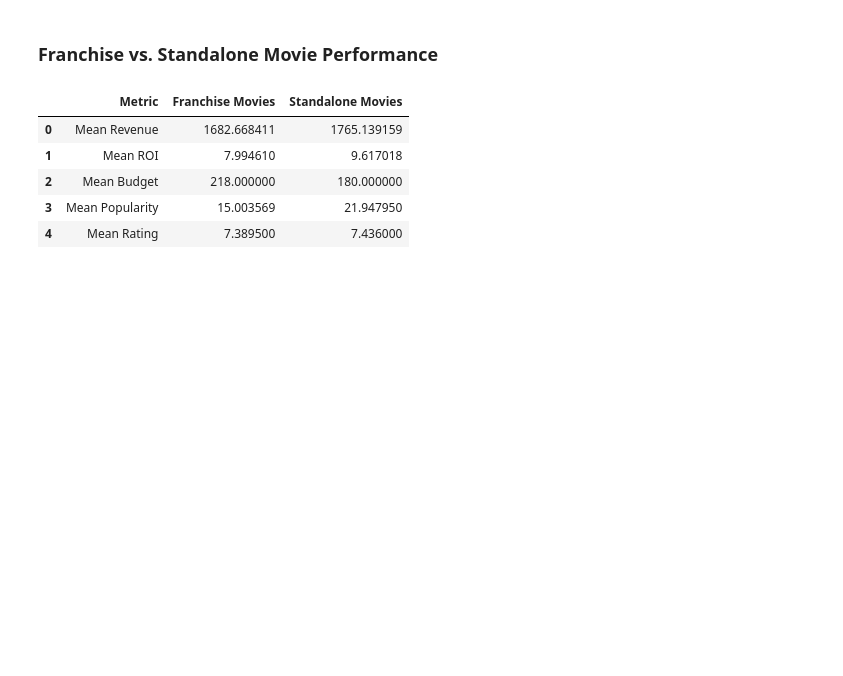
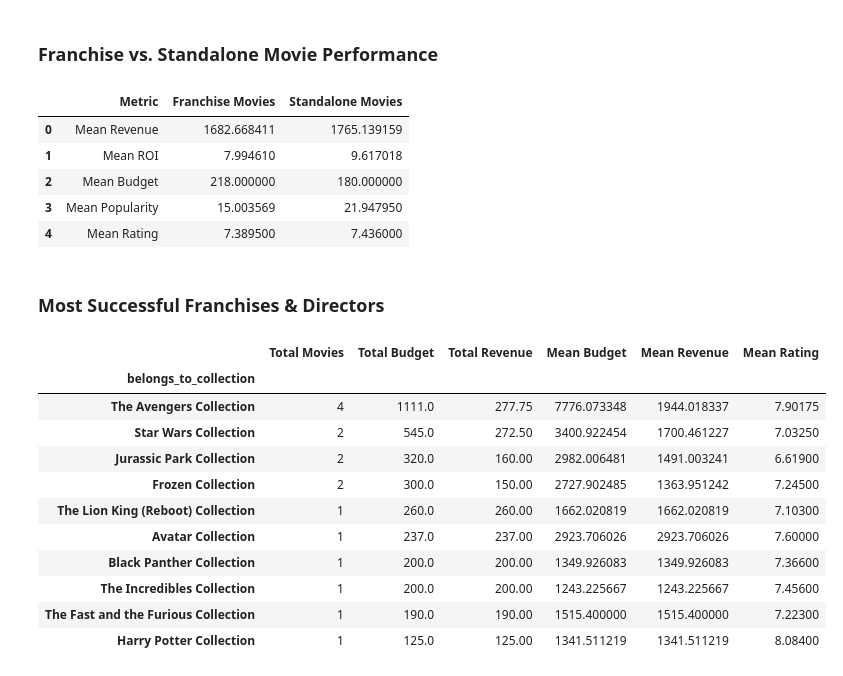
Before and after one commit to manaf-dev/tmdb-movie-data-analysis, a Jupyter notebook: notebooks/TMDB_Movie_Analysis.ipynb, the cells around one changed output. Cells and saved outputs as stored; diff of their text form; code cells hidden in the pictures; blank space fills up the shorter version.

```diff
--- a/notebooks/TMDB_Movie_Analysis.ipynb
+++ b/notebooks/TMDB_Movie_Analysis.ipynb
@@ -305,3 +340,38 @@ pd.DataFrame({
 | 2 | Mean Budget | 218.000000 | 180.000000 |
 | 3 | Mean Popularity | 15.003569 | 21.947950 |
 | 4 | Mean Rating | 7.389500 | 7.436000 |
+# %% [markdown]
+### Most Successful Franchises & Directors
+# %%
+# Most successful franchises
+grouped_franchises = franchise_movies.groupby("belongs_to_collection")
+franchise_performance = grouped_franchises.agg(
+    {
+        "id": "count",
+        "budget_musd": ["sum", "mean"],
+        "revenue_musd": ["sum", "mean"],
+        "vote_average": "mean",
+    }
+)
+franchise_performance.columns = [
+    "Total Movies",
+    "Total Budget",
+    "Total Revenue",
+    "Mean Budget",
+    "Mean Revenue",
+    "Mean Rating",
+]
+franchise_performance.sort_values(by=["Total Movies", "Total Budget", "Total Revenue"], ascending=False)
+# %% [output]
+|  | Total Movies | Total Budget | Total Revenue | Mean Budget | Mean Revenue | Mean Rating |
+| belongs_to_collection |  |  |  |  |  |  |
+| The Avengers Collection | 4 | 1111.0 | 277.75 | 7776.073348 | 1944.018337 | 7.90175 |
+| Star Wars Collection | 2 | 545.0 | 272.50 | 3400.922454 | 1700.461227 | 7.03250 |
+| Jurassic Park Collection | 2 | 320.0 | 160.00 | 2982.006481 | 1491.003241 | 6.61900 |
+| Frozen Collection | 2 | 300.0 | 150.00 | 2727.902485 | 1363.951242 | 7.24500 |
+| The Lion King (Reboot) Collection | 1 | 260.0 | 260.00 | 1662.020819 | 1662.020819 | 7.10300 |
+| Avatar Collection | 1 | 237.0 | 237.00 | 2923.706026 | 2923.706026 | 7.60000 |
+| Black Panther Collection | 1 | 200.0 | 200.00 | 1349.926083 | 1349.926083 | 7.36600 |
+| The Incredibles Collection | 1 | 200.0 | 200.00 | 1243.225667 | 1243.225667 | 7.45600 |
+| The Fast and the Furious Collection | 1 | 190.0 | 190.00 | 1515.400000 | 1515.400000 | 7.22300 |
+| Harry Potter Collection | 1 | 125.0 | 125.00 | 1341.511219 | 1341.511219 | 8.08400 |
```
Also changed, not shown: parts of 5 cells of this notebook.
